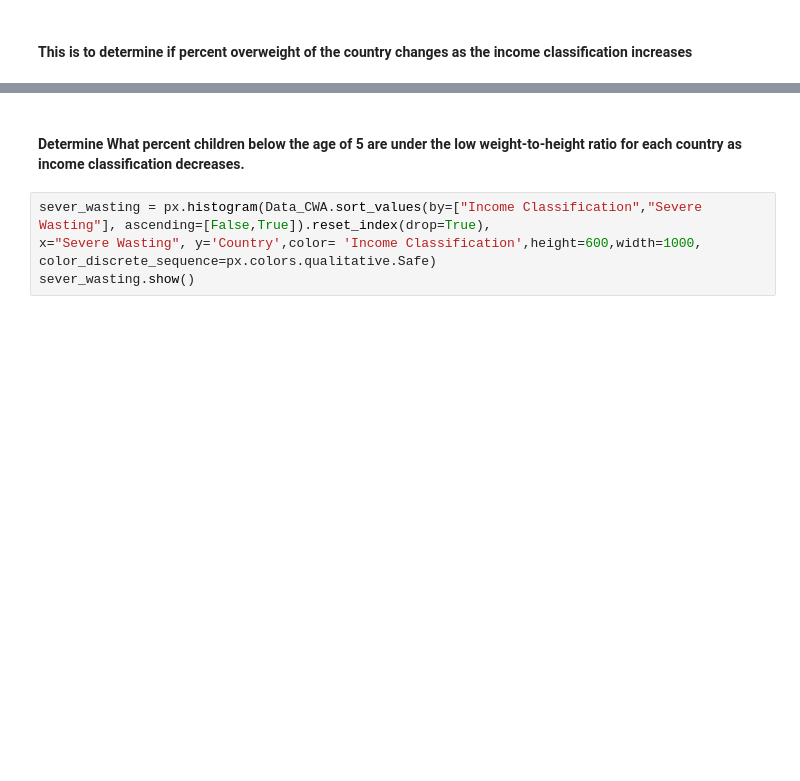
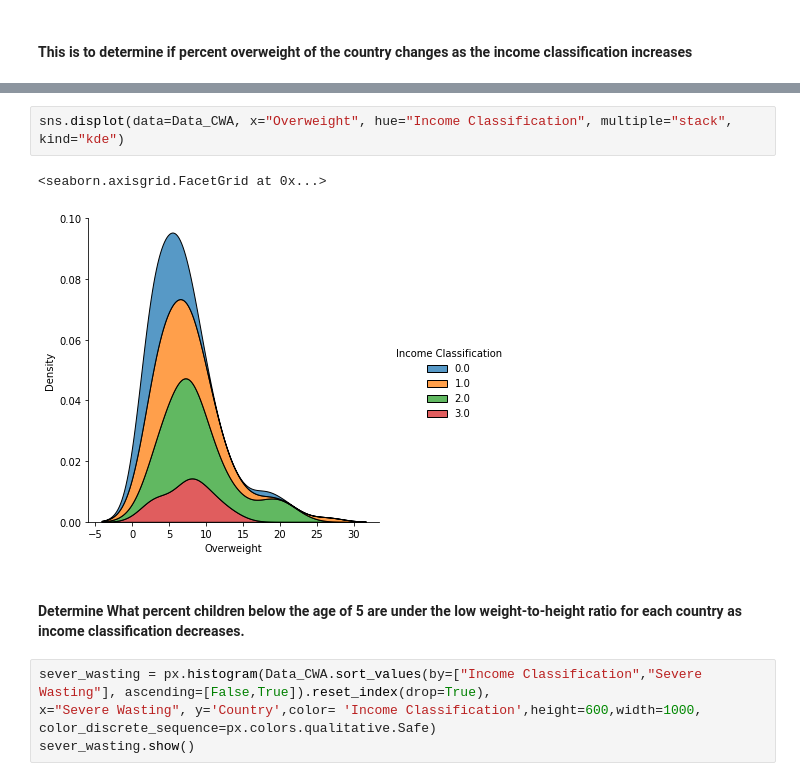
Before and after one commit to abagla18/Projects, a Jupyter notebook: Malnutrition across the globe/Malnutrition_across_the_globe.ipynb, the cells around one changed output, grey strips where cells are left out. Drawn from its saved outputs; the diff is of its cells as text; blank space fills up the shorter version.

```diff
--- a/Malnutrition across the globe/data3/Malnutrition_across_the_globe.ipynb
+++ b/Malnutrition across the globe/Malnutrition_across_the_globe.ipynb
@@ -215,6 +220,11 @@ Percent_Overweight_per_Country = px.scatter(Data_CWA.sort_values(by=["Income Cla
 Percent_Overweight_per_Country.show()
 # %% [output]
 [interactive output not drawn]
+# %%
+sns.displot(data=Data_CWA, x="Overweight", hue="Income Classification", multiple="stack", kind="kde")
+# %% [output]
+<seaborn.axisgrid.FacetGrid at 0x...>
+[figure, added]
 # %% [markdown]
 #### Determine What percent children below the age of 5 are under the low weight-to-height ratio for each country as income classification decreases.
 # %%
```
Also changed, not shown: parts of 1 cell of this notebook, 2 other files.
